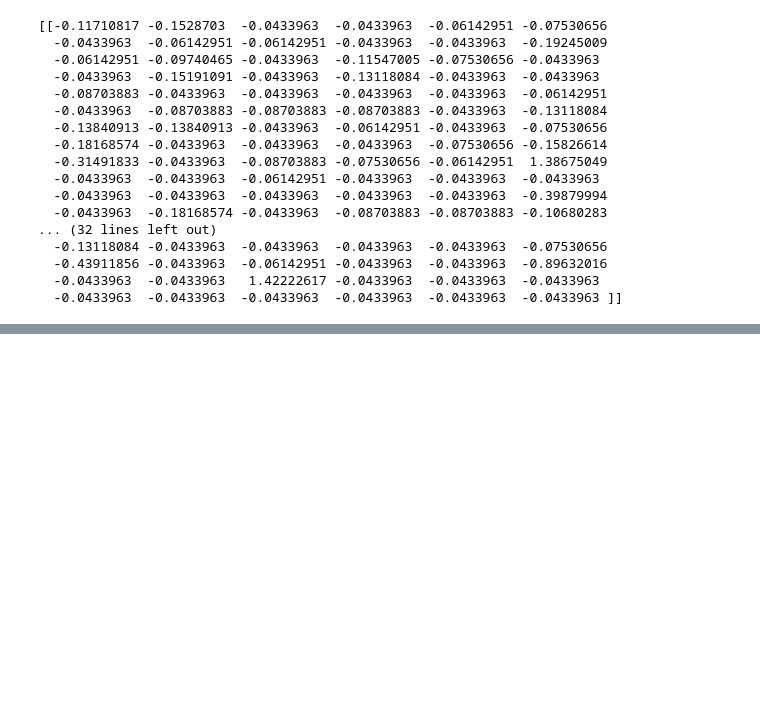
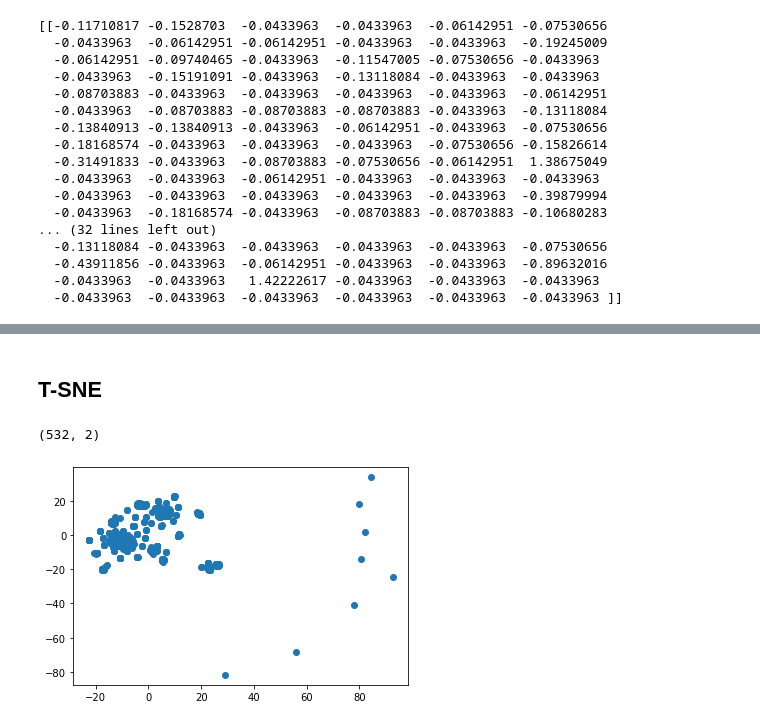
Before and after one commit to RanjaniAnjurVenkatraman/Cryptocurrency-Clusters, a Jupyter notebook: Crypto_Cluster.ipynb, the cells around one changed output, grey strips where cells are left out. Cells and saved outputs as stored; diff of their text form; code cells hidden in the pictures; blank space fills up the shorter version.

```diff
--- a/Crypto_Cluster.ipynb
+++ b/Crypto_Cluster.ipynb
@@ -126,0 +135,6 @@ print(cryto_scale[0:3])
+# %%
+# Using PCA to reduce dimension
+pca = PCA(n_components=0.90)
+crypto_pca = pca.fit_transform(cryto_scale)
+print(crypto_pca.shape)
+crypto_pca[0:3]
@@ -126,0 +201,17 @@ print(cryto_scale[0:3])
+# %% [markdown]
+## T-SNE
+# %%
+# Initialize t-SNE model
+tsne = TSNE(learning_rate=155)
+# %%
+# Reduce dimensions
+tsne_features = tsne.fit_transform(crypto_pca)
+tsne_features.shape
+# %% [output]
+(532, 2)
+# %%
+# Visualize the clusters
+plt.scatter(tsne_features[:,0], tsne_features[:,1])
+plt.show()
+# %% [output]
+[figure, added]
```
Also changed, not shown: parts of 8 cells of this notebook.
